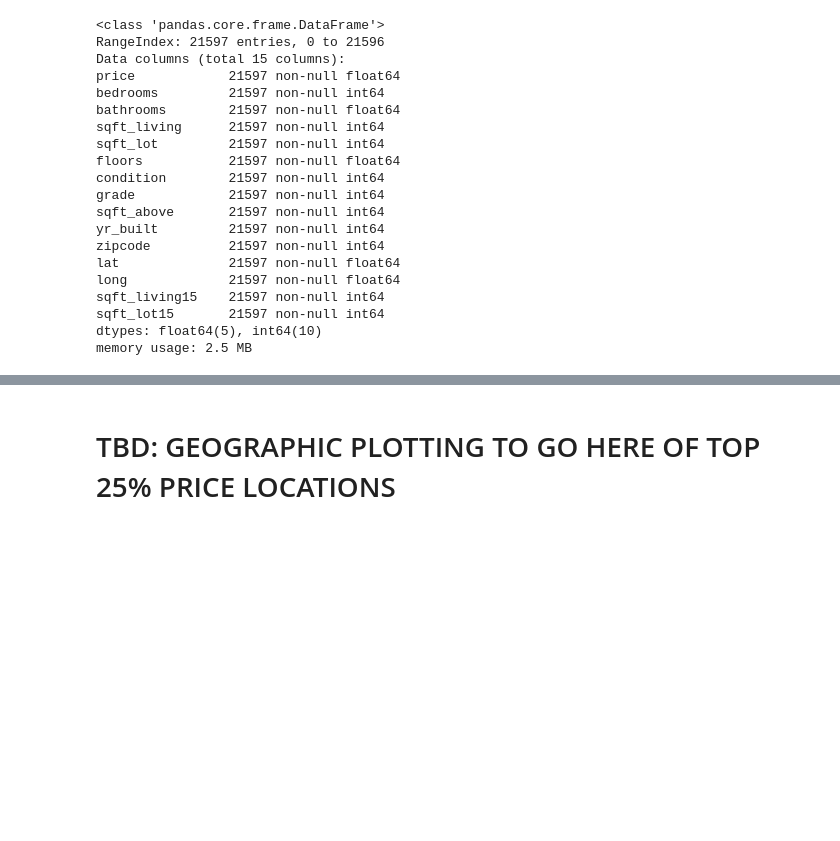
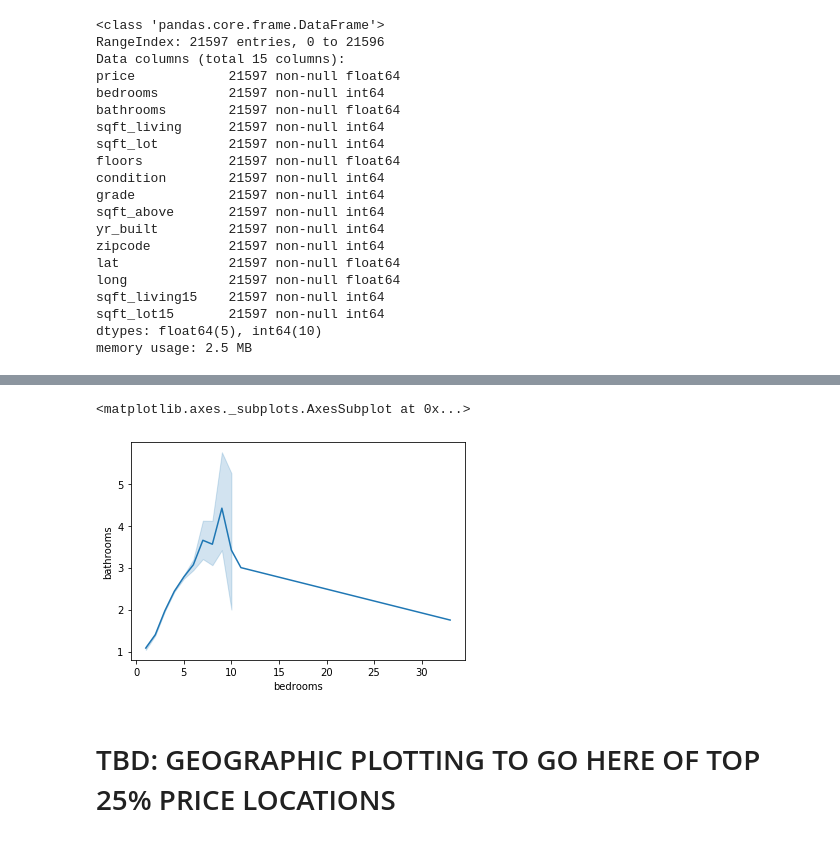
Before and after one commit to MichaelBurak/mrburakproj1, a Jupyter notebook: mrburakproj1.ipynb, the cells around one changed output, grey strips where cells are left out. Drawn from its saved outputs; the diff is of its cells as text; code cells hidden in the pictures; blank space fills up the shorter version.

```diff
--- a/mrburakproj1.ipynb
+++ b/mrburakproj1.ipynb
@@ -305,3 +314,8 @@ memory usage: 2.5 MB
+# %%
+sns.lineplot(x='bedrooms', y='bathrooms', data=df)
+# %% [output]
+<matplotlib.axes._subplots.AxesSubplot at 0x...>
+[figure, added]
 # %% [markdown]
 # TBD: GEOGRAPHIC PLOTTING TO GO HERE OF TOP 25% PRICE LOCATIONS
 # %% [markdown]
```
Also changed, not shown: parts of 59 cells of this notebook.
